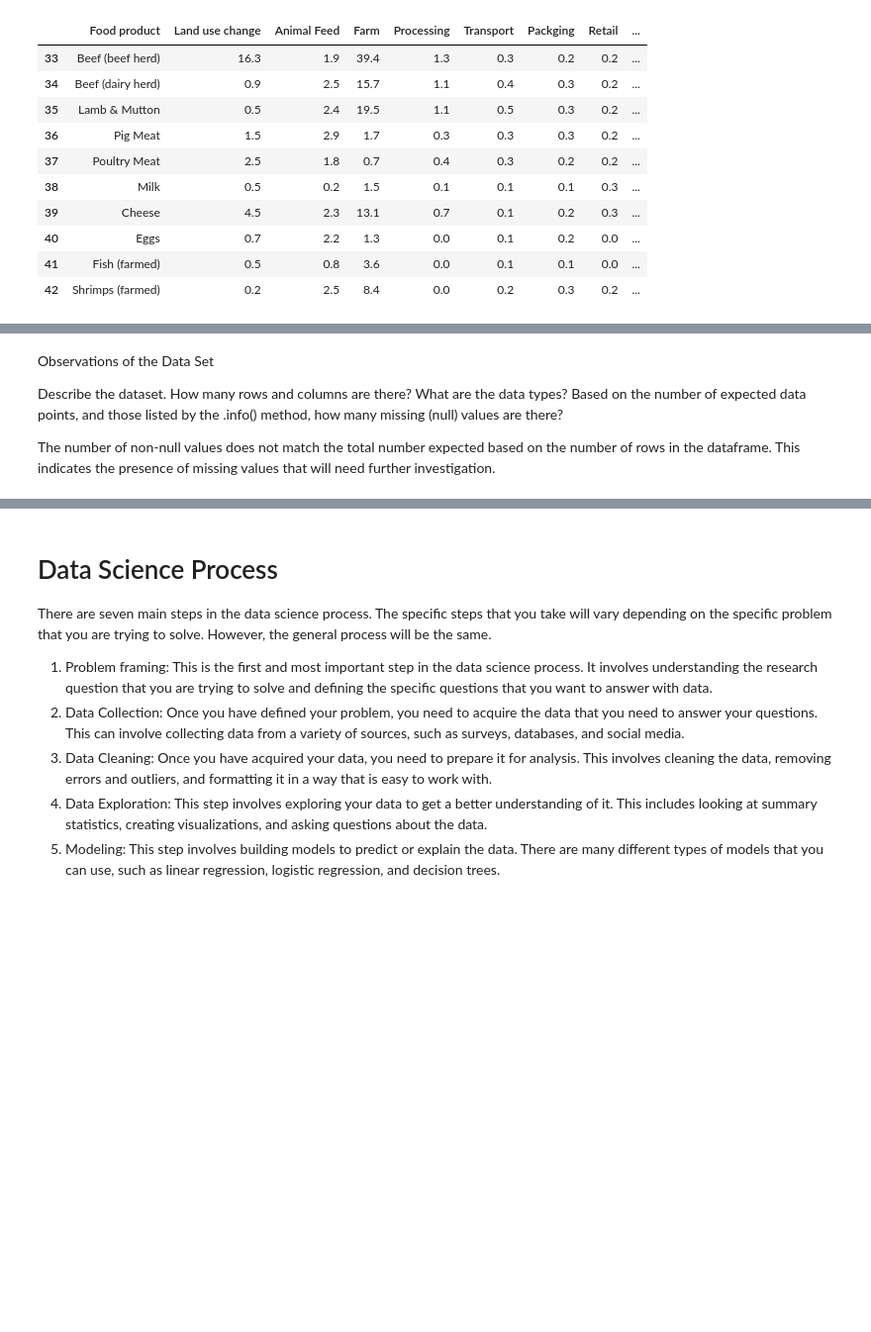
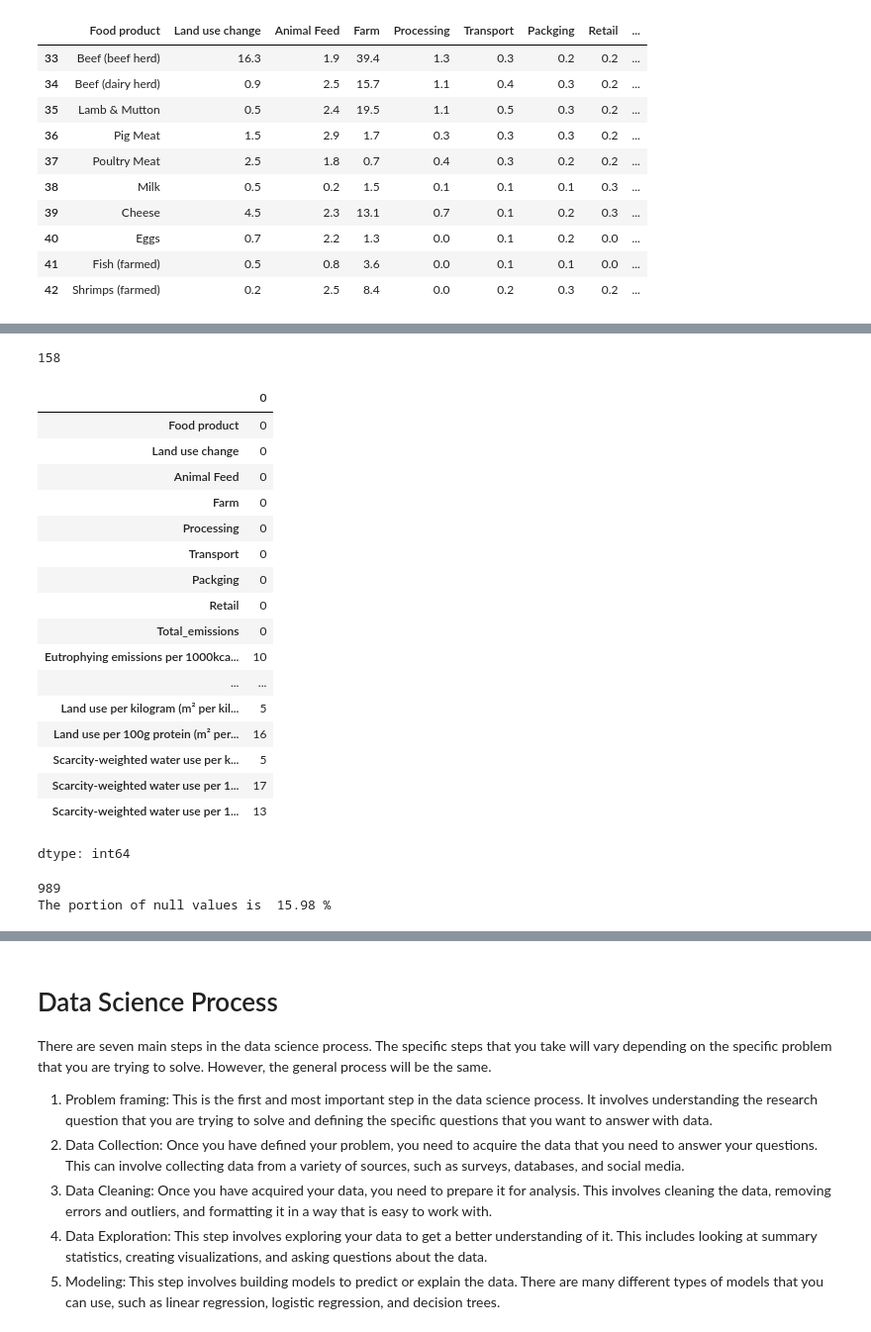
Before and after one commit to kzukeri/portfolio, a Jupyter notebook: Kweli-Final-Project.ipynb, the cells around one changed output, grey strips where cells are left out. Shown at 99% size. Drawn from its saved outputs; the diff is of its cells as text; code cells hidden in the pictures; blank space fills up the shorter version.

```diff
--- a/Kweli-Final-Project.ipynb
+++ b/Kweli-Final-Project.ipynb
@@ -157,6 +153,37 @@ memory usage: 8.2+ KB
-# %% [markdown]
-Observations of the Data Set
-
-Describe the dataset. How many rows and columns are there? What are the data types? Based on the number of expected data points, and those listed by the .info() method, how many missing (null) values are there?
-
-The number of non-null values does not match the total number expected based on the number of rows in the dataframe. This indicates the presence of missing values that will need further investigation.
+# %%
+#Calcuate total null values
+
+initial_null_values=FoodDataFrame.isnull().sum().sum()
+print(initial_null_values)
+# %% [output]
+158
+# %%
+#Calculate null values per column
+FoodDataFrame.isnull().sum()
+# %% [output]
+|  | 0 |
+| Food product | 0 |
+| Land use change | 0 |
+| Animal Feed | 0 |
+| Farm | 0 |
+| Processing | 0 |
+| Transport | 0 |
+| Packging | 0 |
+| Retail | 0 |
+| Total_emissions | 0 |
+| Eutrophying emissions per 1000kca... | 10 |
+| ... | ... |
+| Land use per kilogram (m² per kil... | 5 |
+| Land use per 100g protein (m² per... | 16 |
+| Scarcity-weighted water use per k... | 5 |
+| Scarcity-weighted water use per 1... | 17 |
+| Scarcity-weighted water use per 1... | 13 |
+dtype: int64
+# %%
+total_values=rows*columns
+print(total_values)
+percentage_null_values=(initial_null_values/total_values)*100
+print("The portion of null values is " , percentage_null_values.round(2) , "%")
+# %% [output]
+989
+The portion of null values is  15.98 %
```
Also changed, not shown: parts of 9 cells of this notebook.
